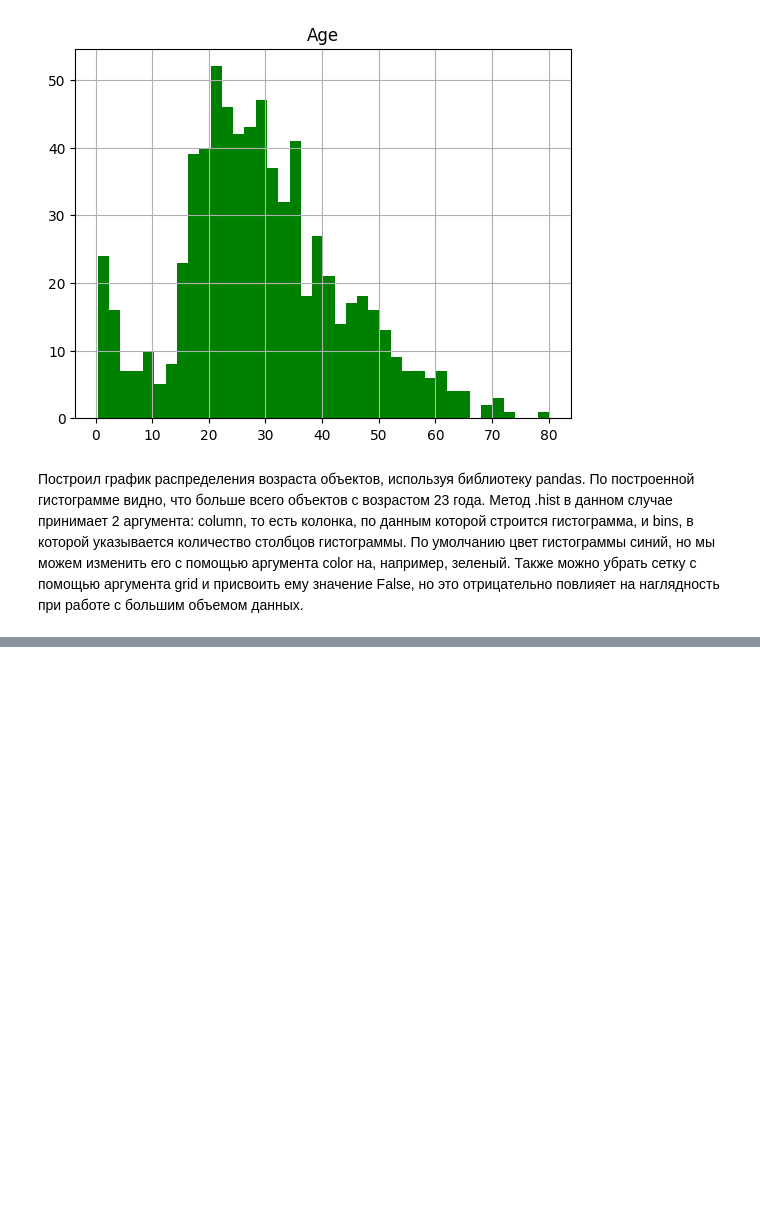
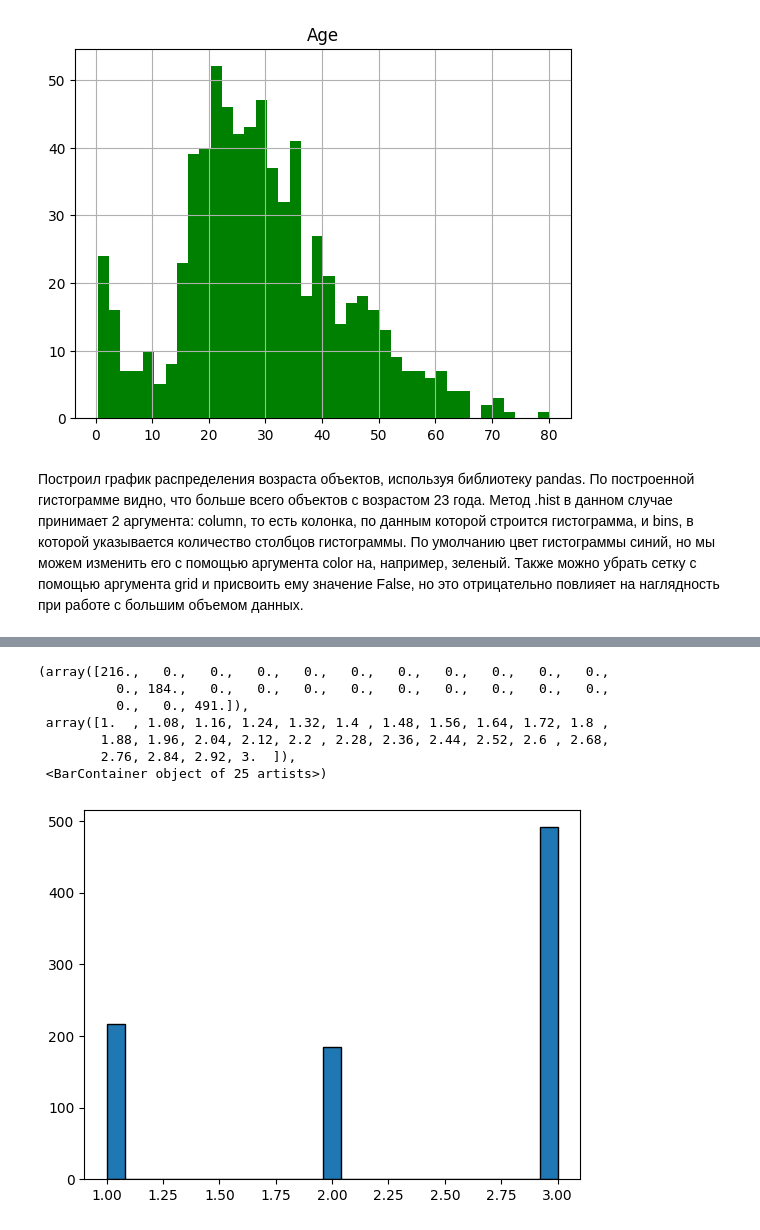
Before and after one commit to Vinyl329/error, a Jupyter notebook: Добро_пожаловать_в_Colaboratory!.ipynb, the cells around one changed output, grey strips where cells are left out. Drawn from its saved outputs; the diff is of its cells as text; code cells hidden in the pictures; blank space fills up the shorter version.

```diff
--- a/Добро_пожаловать_в_Colaboratory!.ipynb
+++ b/Добро_пожаловать_в_Colaboratory!.ipynb
@@ -80,0 +114,11 @@ AttributeError: Rectangle.set() got an unexpected keyword argument 'grid'
+# %%
+plt.hist(df['Pclass'], edgecolor = 'black', bins = 25)
+# %% [output]
+(array([216.,   0.,   0.,   0.,   0.,   0.,   0.,   0.,   0.,   0.,   0.,
+          0., 184.,   0.,   0.,   0.,   0.,   0.,   0.,   0.,   0.,   0.,
+          0.,   0., 491.]),
+ array([1.  , 1.08, 1.16, 1.24, 1.32, 1.4 , 1.48, 1.56, 1.64, 1.72, 1.8 ,
+        1.88, 1.96, 2.04, 2.12, 2.2 , 2.28, 2.36, 2.44, 2.52, 2.6 , 2.68,
+        2.76, 2.84, 2.92, 3.  ]),
+ <BarContainer object of 25 artists>)
+[figure, added]
```
Also changed, not shown: parts of 7 cells of this notebook.
